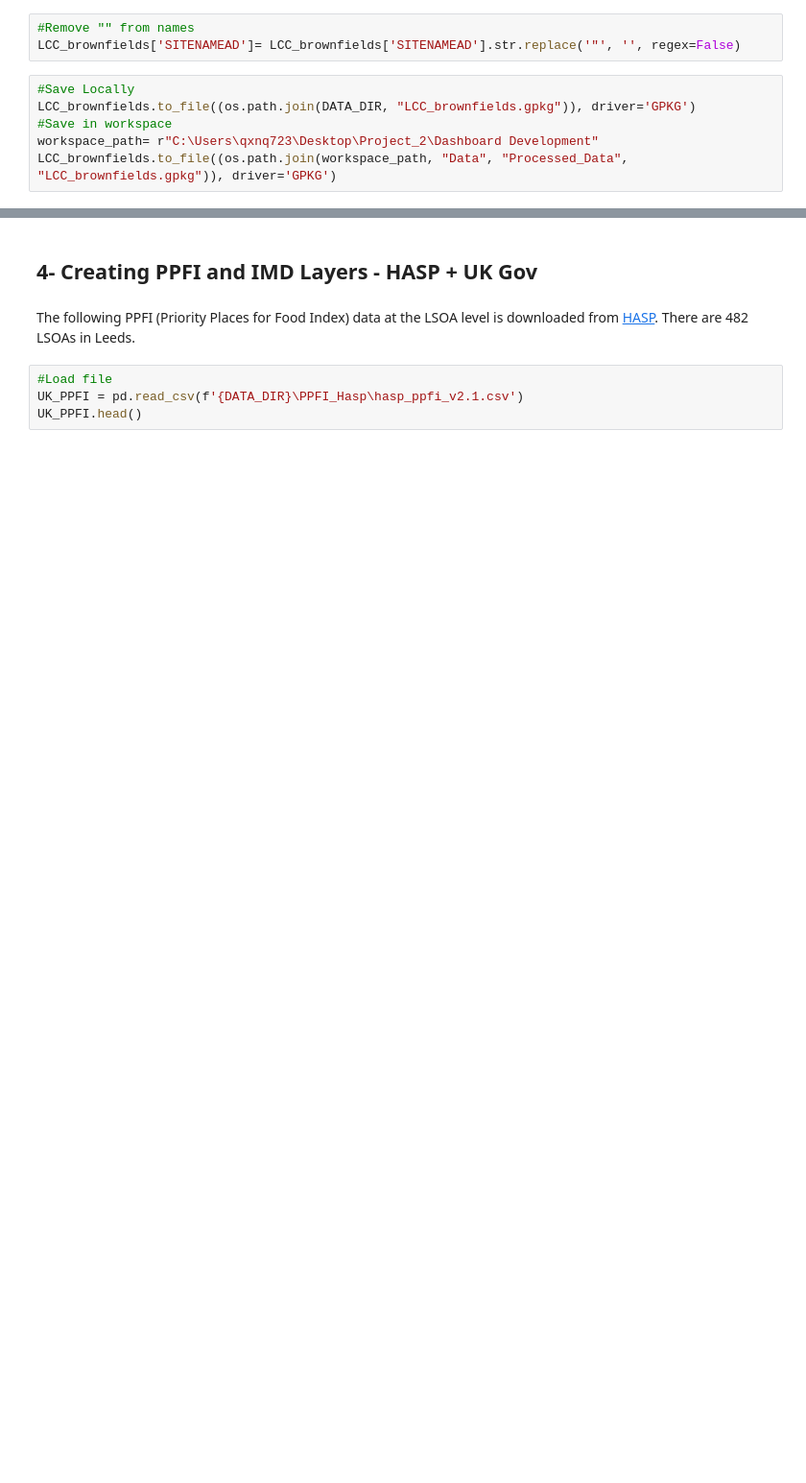
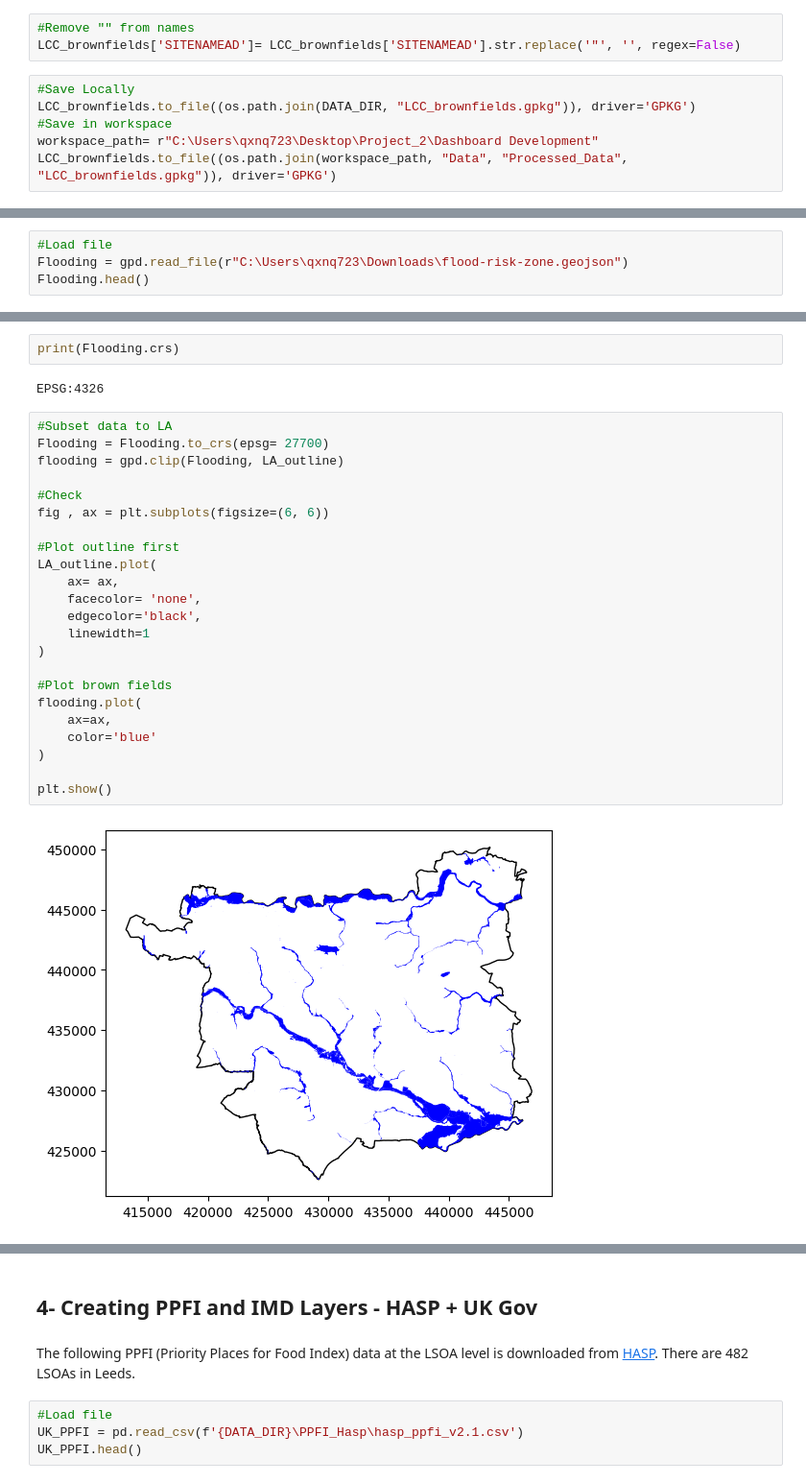
Before and after one commit to MarionC749/LIDA-SEEDS, a Jupyter notebook: Data_Processing/3-SEEDS_potentialCGS_search.ipynb, the cells around one changed output, grey strips where cells are left out. Shown at 96% size. Saved outputs shown, nothing was run; the diff lists cells and outputs as text; blank space fills up the shorter version.

Commit message:
changed flood risk data source

```diff
--- a/Data_Processing/3-SEEDS_potentialCGS_search.ipynb
+++ b/Data_Processing/3-SEEDS_potentialCGS_search.ipynb
@@ -477,0 +412,4 @@ flooding.to_file((os.path.join(workspace_path, "Data", "Processed_Data", "floodi
+# %%
+#Load file
+Flooding = gpd.read_file(r"C:\Users\qxnq723\Downloads\flood-risk-zone.geojson")
+Flooding.head()
@@ -477,0 +423,29 @@ flooding.to_file((os.path.join(workspace_path, "Data", "Processed_Data", "floodi
+# %%
+print(Flooding.crs)
+# %% [output]
+EPSG:4326
+# %%
+#Subset data to LA
+Flooding = Flooding.to_crs(epsg= 27700)
+flooding = gpd.clip(Flooding, LA_outline)
+
+#Check
+fig , ax = plt.subplots(figsize=(6, 6))
+
+#Plot outline first
+LA_outline.plot(
+    ax= ax,
+    facecolor= 'none',
+    edgecolor='black',
+    linewidth=1
+)
+
+#Plot brown fields
+flooding.plot(
+    ax=ax,
+    color='blue'
+)
+
+plt.show()
+# %% [output]
+[figure, added]
```
Also changed, not shown: parts of 29 cells of this notebook, 5 other files.
